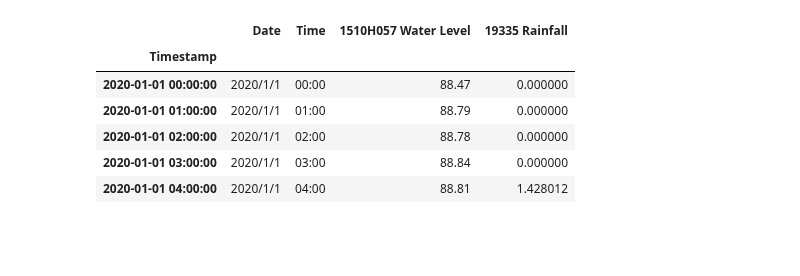
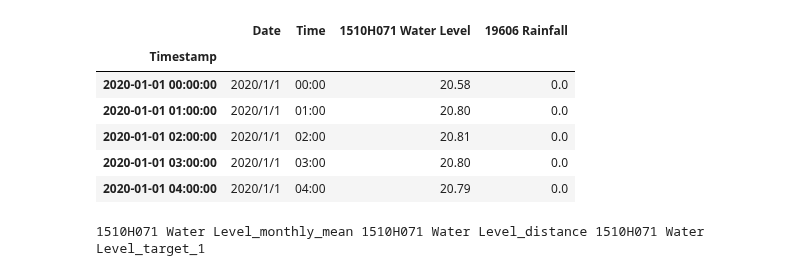
Before and after one commit to wenyi22/-, a Jupyter notebook: water level lest.ipynb, the cells around one changed output. Saved outputs shown, nothing was run; the diff lists cells and outputs as text; code cells hidden in the pictures; blank space fills up the shorter version.

```diff
--- a/water level lest.ipynb
+++ b/water level lest.ipynb
@@ -1,3 +1,7 @@
+# %%
+data_path1 = '資料/水位雨量資料/1510H057.csv'
+data_path2 = '資料/水位雨量資料/1510H071.csv'
+prd_timestamp = '2022-05-29 23:00:00'
 # %%
 import os
 import numpy as np
@@ -22,7 +26,7 @@ from tensorflow.keras.layers import LSTM, Dense
 from sklearn.metrics import r2_score
 
 # 讀取數據
-data_path = '資料/水位雨量資料/1510H057.csv'
+data_path = data_path2
 data = pd.read_csv(data_path)
 
 # 定義 時間索引 欄位
@@ -53,10 +57,31 @@ Timestamp
 
 [26304 rows x 4 columns]
-|  | Date | Time | 1510H057 Water Level | 19335 Rainfall |
+|  | Date | Time | 1510H071 Water Level | 19606 Rainfall |
 | Timestamp |  |  |  |  |
-| 2020-01-01 00:00:00 | 2020/1/1 | 00:00 | 88.47 | 0.000000 |
-| 2020-01-01 01:00:00 | 2020/1/1 | 01:00 | 88.79 | 0.000000 |
-| 2020-01-01 02:00:00 | 2020/1/1 | 02:00 | 88.78 | 0.000000 |
-| 2020-01-01 03:00:00 | 2020/1/1 | 03:00 | 88.84 | 0.000000 |
-| 2020-01-01 04:00:00 | 2020/1/1 | 04:00 | 88.81 | 1.428012 |
+| 2020-01-01 00:00:00 | 2020/1/1 | 00:00 | 20.58 | 0.0 |
+| 2020-01-01 01:00:00 | 2020/1/1 | 01:00 | 20.80 | 0.0 |
+| 2020-01-01 02:00:00 | 2020/1/1 | 02:00 | 20.81 | 0.0 |
+| 2020-01-01 03:00:00 | 2020/1/1 | 03:00 | 20.80 | 0.0 |
+| 2020-01-01 04:00:00 | 2020/1/1 | 04:00 | 20.79 | 0.0 |
+# %%
+# 獲取列名
+column_names = data.columns.tolist()
+
+# 找到包含“Water Level”和“Rainfall”的列
+water_level_columns = [col for col in column_names if 'Water Level' in col]
+rainfall_columns = [col for col in column_names if 'Rainfall' in col]
+
+# 選擇第一個符合條件的列
+columns1 = water_level_columns[0] if water_level_columns else None
+columns2 = rainfall_columns[0] if rainfall_columns else None
+
+# 列名
+if columns1:
+    new_columns1_1 = f"{columns1}_monthly_mean"
+    new_columns1_2 = f"{columns1}_distance"
+    target_column_name = f"{columns1}_target_1"
+
+print(new_columns1_1, new_columns1_2, target_column_name)
+# %% [output]
+1510H071 Water Level_monthly_mean 1510H071 Water Level_distance 1510H071 Water Level_target_1
 # %%
```
Also changed, not shown: parts of 8 cells of this notebook.
